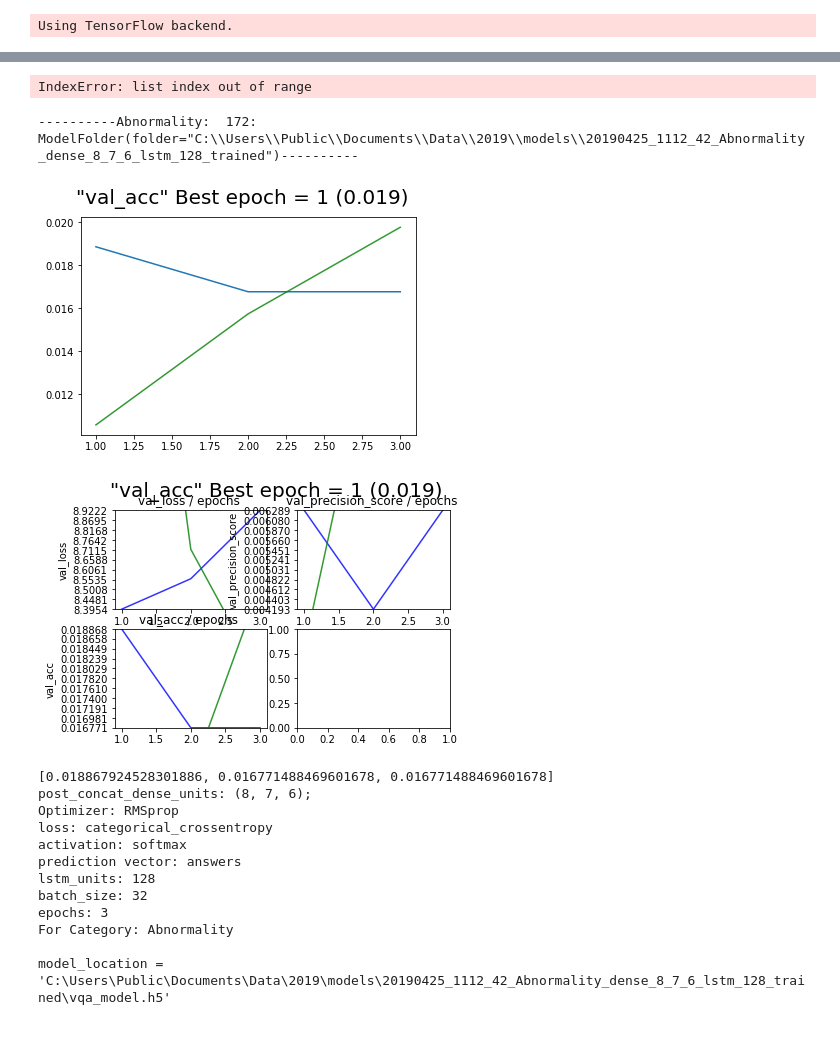
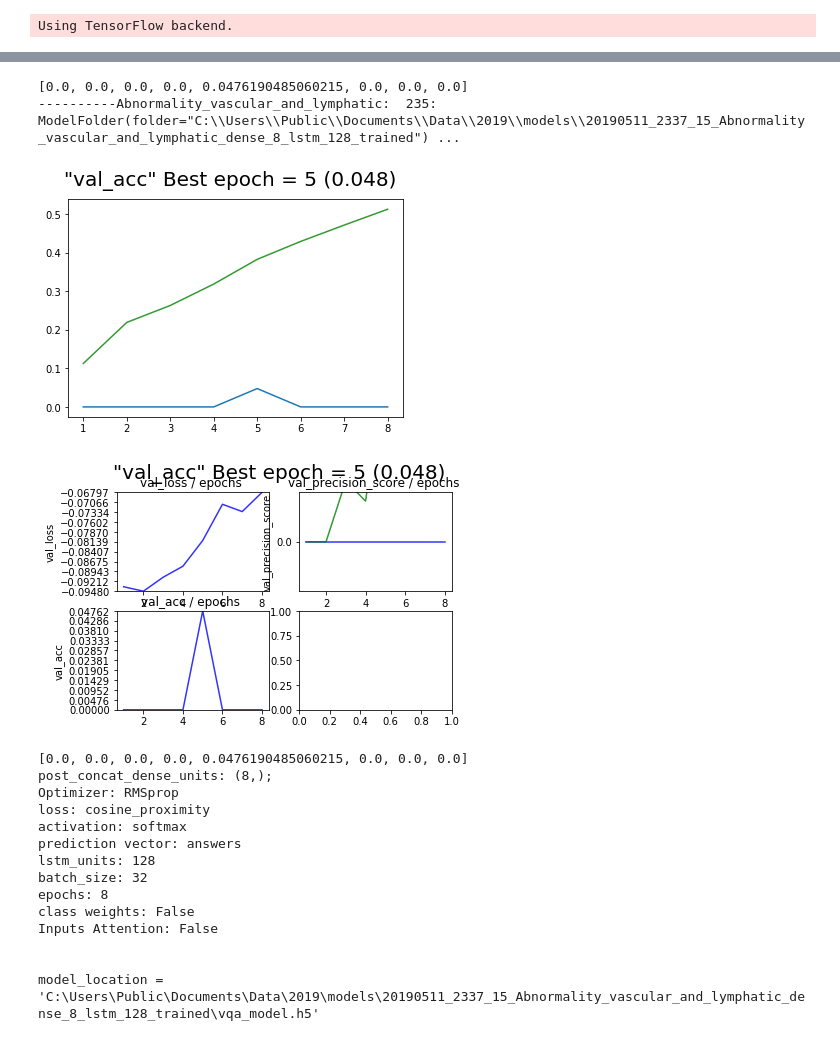
Before and after one commit to turner11/VQA-MED, a Jupyter notebook: VQA-MED/VQA.Python/find_best_history.ipynb, the cells around one changed output, grey strips where cells are left out. Drawn from its saved outputs; the diff is of its cells as text; code cells hidden in the pictures.

```diff
--- a/VQA-MED/VQA.Python/find_best_history.ipynb
+++ b/VQA-MED/VQA.Python/find_best_history.ipynb
@@ -40,12 +43,16 @@ model_folders = [(ModelFolder(d), model_dal) for (d, model_dal) in dirs]
 # %%
 question_categories = DAL.get_question_categories()
+scores = DAL.get_partial_scores()
 def get_question_category(model_id):
+    d = next(d for d in model_dals if d.id == model_id)
+    ml = Path(d.model_location).parent
+    mf = ModelFolder(ml)
+    return mf.question_category
+
     #model_id = model_dal.model_id#178
-    dal = model_folders[0][-1]
-    scores = DAL.get_partial_scores()
-
+#     dal = model_folders[0][-1]
     cat_id = sorted([s for s in scores if s.model_id == model_id], key=lambda sc: (sc.score, sc.model_id), reverse=True)[0].question_category_id
     return next(cat.Category for cat in question_categories if cat.id == cat_id)
 
-get_question_category(178)
+get_question_category(235)
 # %% [output]
@@ -52,0 +60,8 @@ get_question_category(178)
+# %%
+mf, model_dal = model_folders[-1]
+max_vals, epoch_i = mf.plot(metric='acc')
+category = get_question_category(model_dal.id)
+maxes[category].append((max_vals, epoch_i, mf, model_dal.id, model_dal))
+category
+maxes[category]
+category
@@ -55,11 +73,12 @@ get_question_category(178)
 # %matplotlib inline
 maxes = defaultdict(list)
 for mf, model_dal in model_folders:
-    max_vals, epoch_i = mf.plot(metric='acc')
-    category = get_question_category(model_dal.id)
-    maxes[category].append((max_vals, epoch_i, mf, model_dal.id, model_dal))
+    try:
+        max_vals, epoch_i = mf.plot(metric='acc')
+        category = get_question_category(model_dal.id)
+        maxes[category].append((max_vals, epoch_i, mf, model_dal.id, model_dal))
+    except:
+        print(model_dal)
-# %% [output]
-IndexError: list index out of range
 # %%
 for category, tpls_arr in maxes.items():
     ordered = sorted(tpls_arr, key=lambda tpl: tpl[0][tpl[1]], reverse=True)
@@ -75,29 +94,44 @@ def plot_tpl(tpl):
 # %%
 # k = 'Abnormality_yes_no'
 # k = 'Plane'
 # k = 'Organ'
 # k = 'Modality'
-k = 'Abnormality'
-idx = 8
+## k = 'Abnormality'
+# k = 'Abnormality_breast'
+# k = 'Abnormality_face_sinuses_and_neck'
+# k = 'Abnormality_gastrointestinal'
+# k = 'Abnormality_genitourinary'
+# k = 'Abnormality_heart_and_great_vessels'
+# k = 'Abnormality_lung_mediastinum_pleura'
+# k = 'Abnormality_musculoskeletal'
+# k = 'Abnormality_skull_and_contents'
+# k = 'Abnormality_spine_and_contents'
+k = 'Abnormality_vascular_and_lymphatic'
+idx = 0
 lst = maxes[k]
 tpl = lst[idx]
+
+print(tpl[0])
 plot_tpl(tpl)
 # %% [output]
-----------Abnormality:  172: ModelFolder(folder="C:\\Users\\Public\\Documents\\Data\\2019\\models\\20190425_1112_42_Abnormality_dense_8_7_6_lstm_128_trained")----------
+[0.0, 0.0, 0.0, 0.0, 0.0476190485060215, 0.0, 0.0, 0.0]
+----------Abnormality_vascular_and_lymphatic:  235: ModelFolder(folder="C:\\Users\\Public\\Documents\\Data\\2019\\models\\20190511_2337_15_Abnormality_vascular_and_lymphatic_dense_8_lstm_128_trained") ...
-[figure, old version]
+[figure, new version]
-[figure, old version]
+[figure, new version]
-[0.018867924528301886, 0.016771488469601678, 0.016771488469601678]
-post_concat_dense_units: (8, 7, 6);
+[0.0, 0.0, 0.0, 0.0, 0.0476190485060215, 0.0, 0.0, 0.0]
+post_concat_dense_units: (8,);
 Optimizer: RMSprop
-loss: categorical_crossentropy
+loss: cosine_proximity
 activation: softmax
 prediction vector: answers
 lstm_units: 128
 batch_size: 32
-epochs: 3
-For Category: Abnormality
+epochs: 8
+class weights: False
+Inputs Attention: False
 
-model_location = 'C:\Users\Public\Documents\Data\2019\models\20190425_1112_42_Abnormality_dense_8_7_6_lstm_128_trained\vqa_model.h5'
+
+model_location = 'C:\Users\Public\Documents\Data\2019\models\20190511_2337_15_Abnormality_vascular_and_lymphatic_dense_8_lstm_128_trained\vqa_model.h5'
 # %%
 # %matplotlib inline
 for category, tpls_array in maxes.items():
```
Also changed, not shown: parts of 4 cells of this notebook, 3 other files.
